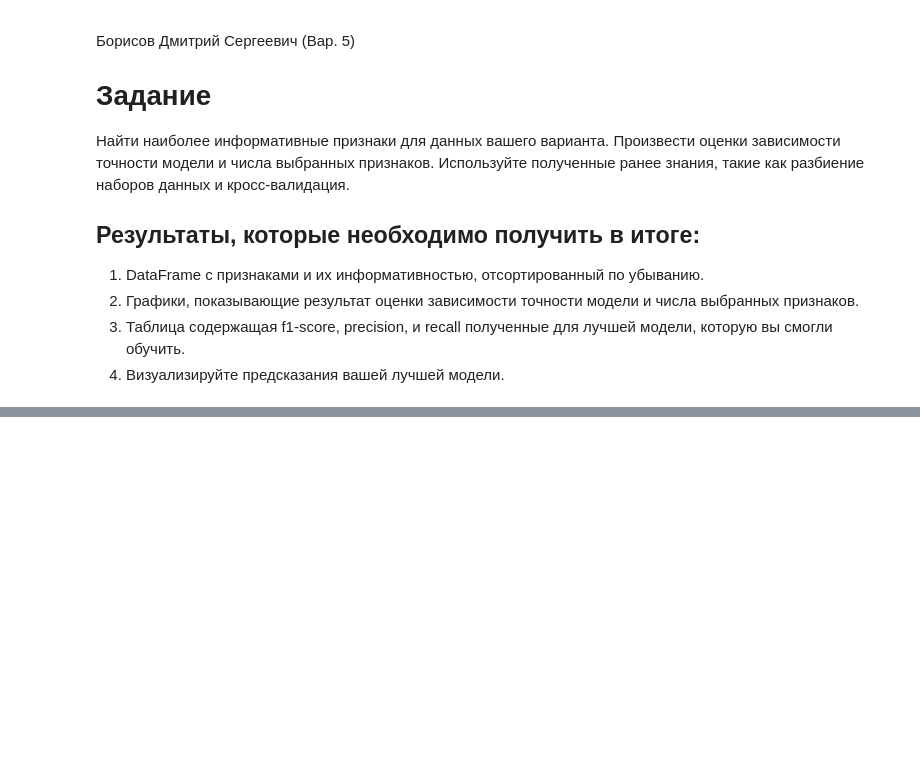
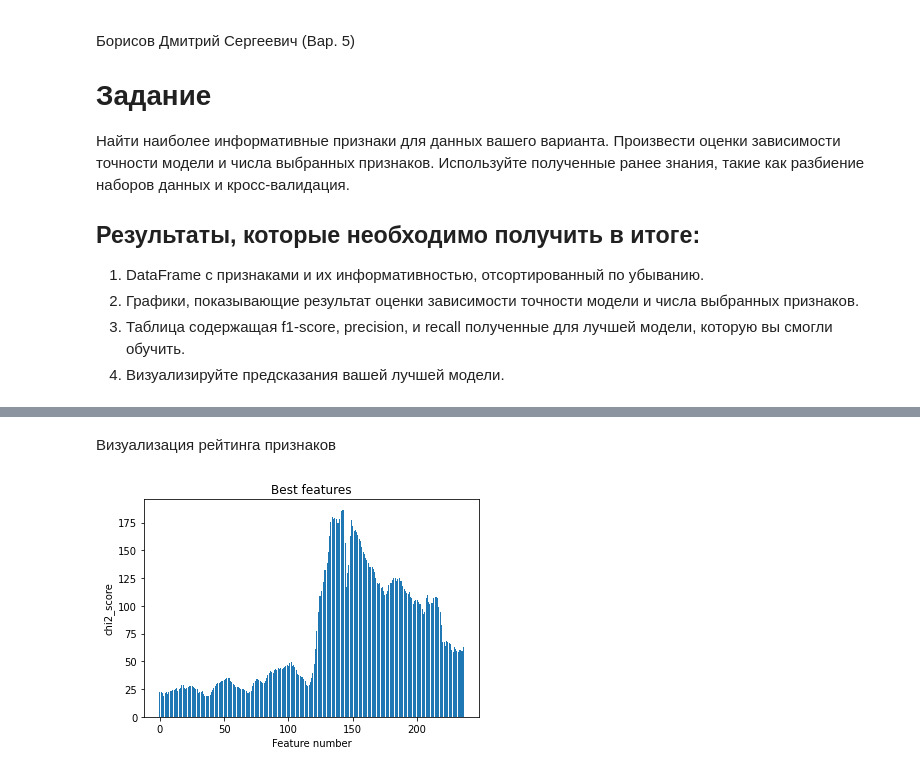
Before and after one commit to DiBoS290699/-Artificial-Intelligence-and-Machine-Learning, a Jupyter notebook: Lab4/Lab4.ipynb, the cells around one changed output, grey strips where cells are left out. Drawn from its saved outputs; the diff is of its cells as text; code cells hidden in the pictures; blank space fills up the shorter version.

```diff
--- a/Lab4/Lab4.ipynb
+++ b/Lab4/Lab4.ipynb
@@ -25,0 +86,7 @@ mask = np.load('Lab_4_data/5_mask.npy')
+# %%
+best_features = SelectKBest(score_func=chi2, k=50)
+# %%
+fit = best_features.fit(x_train, y_train)
+# %%
+# Create DataFrame from given data with given columns and indeces
+best_features = pd.DataFrame(data={'feature': range(number_of_features), 'chi2_score': fit.scores_}, index=None)
@@ -25,0 +95,4 @@ mask = np.load('Lab_4_data/5_mask.npy')
+# %%
+# Sort rows by the absolute value
+best_features = best_features.sort_values(by='chi2_score', ascending=False)
+best_features.iloc[:10]
@@ -25,0 +111,10 @@ mask = np.load('Lab_4_data/5_mask.npy')
+# %% [markdown]
+Визуализация рейтинга признаков
+# %%
+plt.bar(best_features['feature'], best_features['chi2_score'])
+plt.title('Best features')
+plt.xlabel('Feature number')
+plt.ylabel('chi2_score')
+plt.show()
+# %% [output]
+[figure, added]
```
Also changed, not shown: parts of 34 cells of this notebook, 13 other files.
